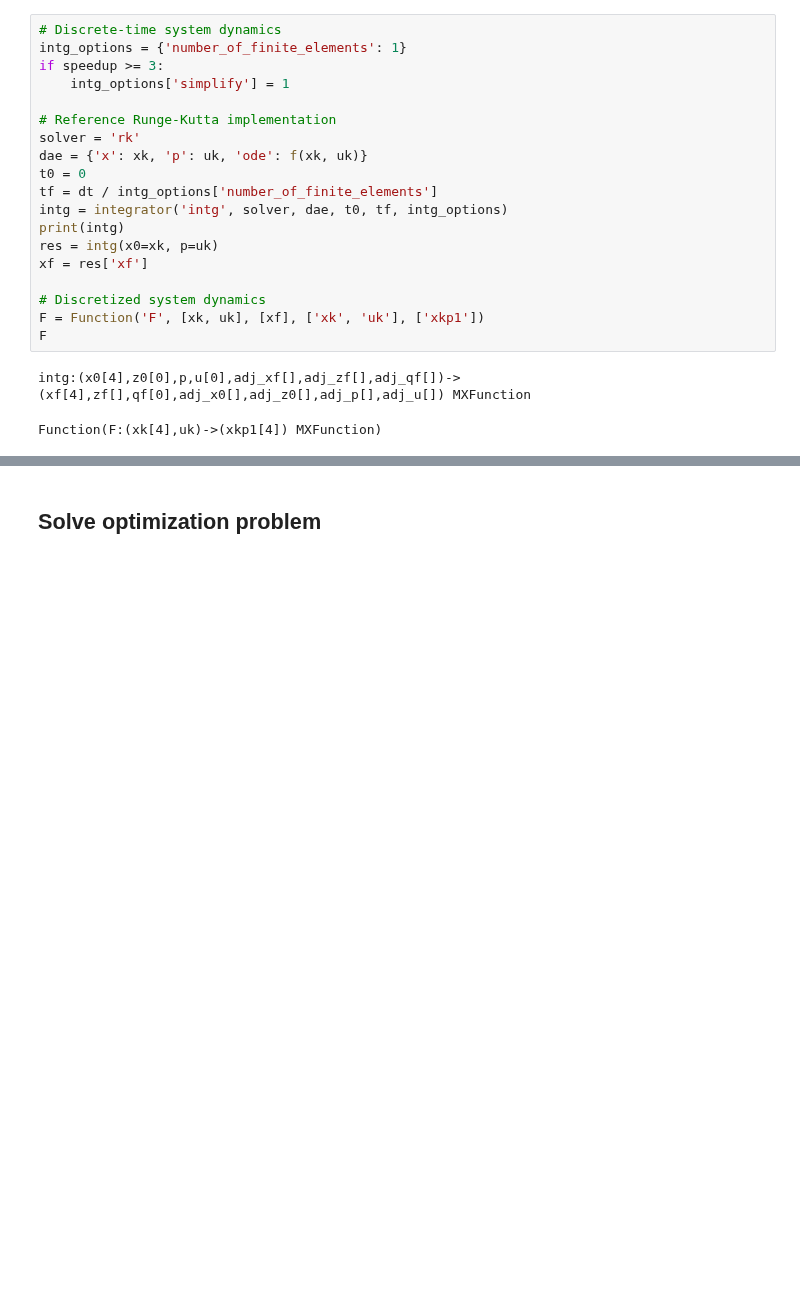
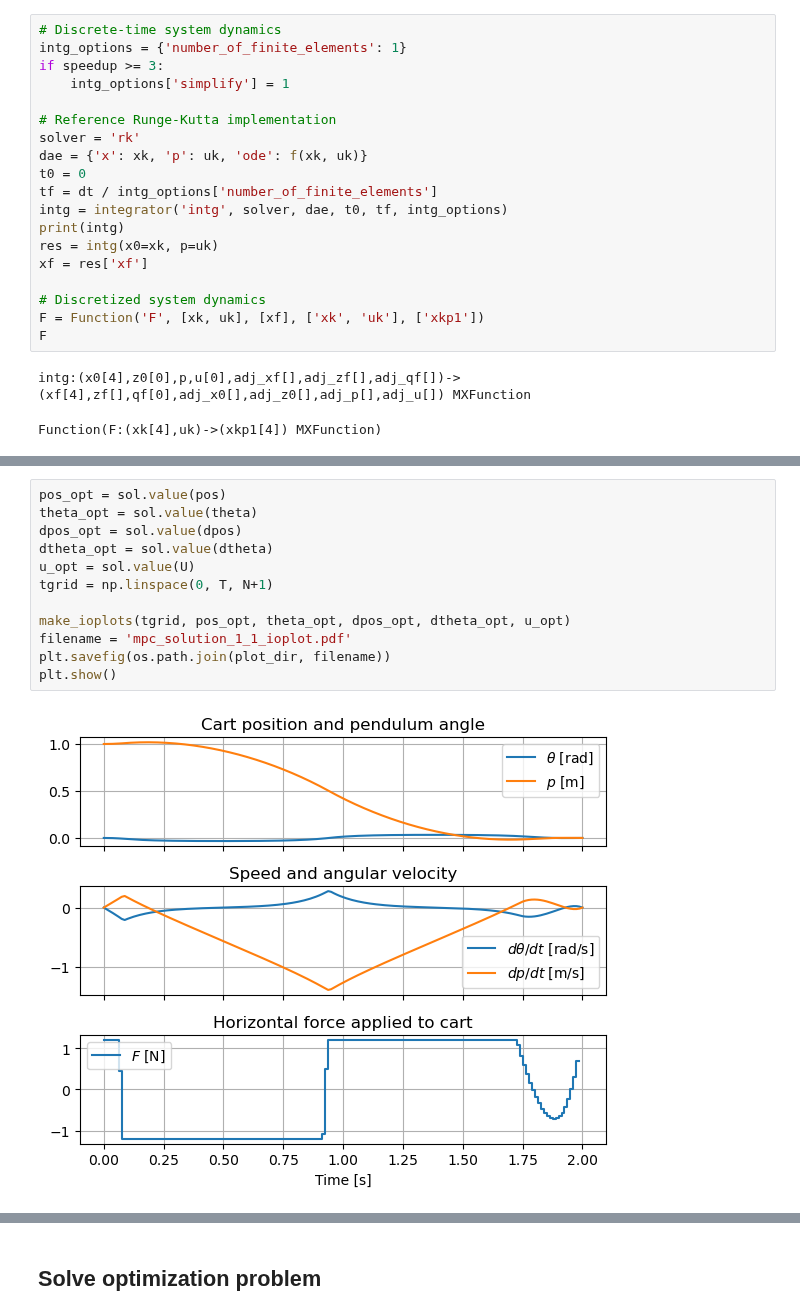
Before and after one commit to billtubbs/casadi-examples, a Jupyter notebook: 8-MPC-exercise.ipynb, the cells around one changed output, grey strips where cells are left out. Cells and saved outputs as stored; diff of their text form; blank space fills up the shorter version.

```diff
--- a/8-MPC-exercise.ipynb
+++ b/8-MPC-exercise.ipynb
@@ -92,0 +310,14 @@ $$
+# %%
+pos_opt = sol.value(pos)
+theta_opt = sol.value(theta)
+dpos_opt = sol.value(dpos)
+dtheta_opt = sol.value(dtheta)
+u_opt = sol.value(U)
+tgrid = np.linspace(0, T, N+1)
+
+make_ioplots(tgrid, pos_opt, theta_opt, dpos_opt, dtheta_opt, u_opt)
+filename = 'mpc_solution_1_1_ioplot.pdf'
+plt.savefig(os.path.join(plot_dir, filename))
+plt.show()
+# %% [output]
+[figure, added]
```
Also changed, not shown: parts of 30 cells of this notebook.
